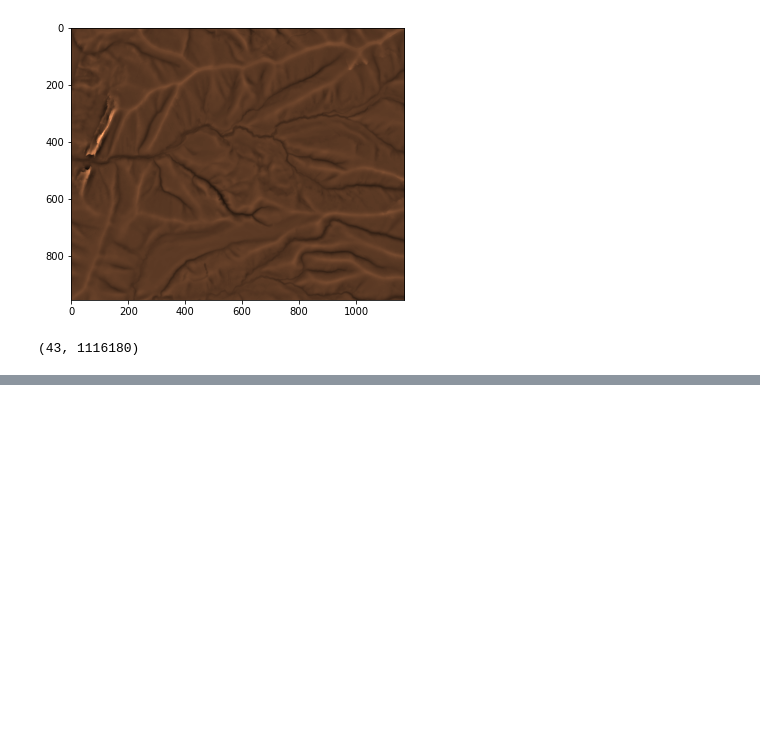
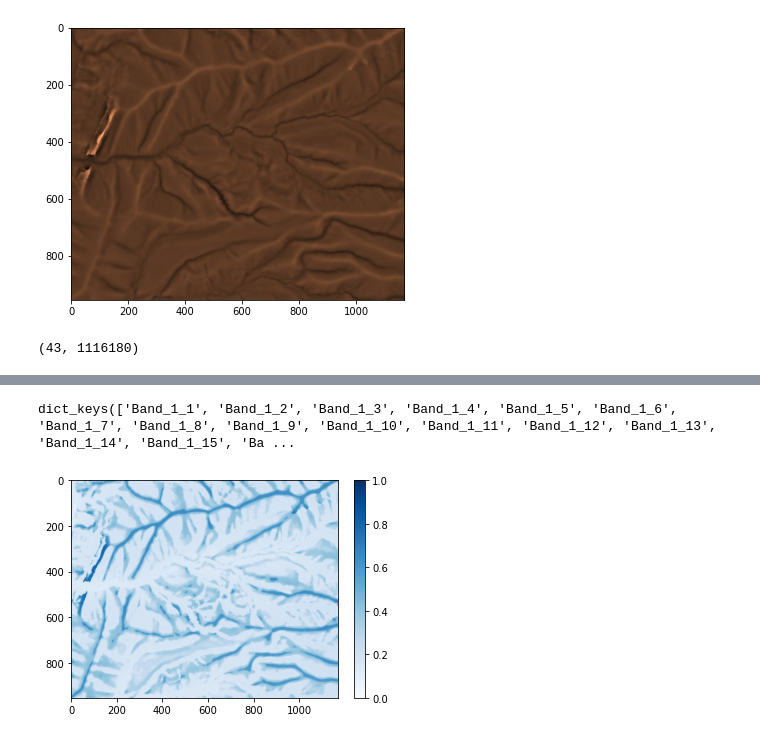
Before and after one commit to Skahlon7/_Spatial_, a Jupyter notebook: SlopeFailure_ML(Proj3)/SlopeFailure_RF.ipynb, the cells around one changed output, grey strips where cells are left out. Cells and saved outputs as stored; diff of their text form; code cells hidden in the pictures; blank space fills up the shorter version.

Commit message:
raster_preds
Model Inference on Raster Set.

```diff
--- a/SlopeFailure_ML(Proj3)/SlopeFailure_RF.ipynb
+++ b/SlopeFailure_ML(Proj3)/SlopeFailure_RF.ipynb
@@ -147,0 +148,20 @@ class_, cnt = np.unique(y_pred, return_counts=True)
+# %%
+#Probabilistic predictions on Raster
+r_stack = pml.Raster("./Project3Data/stack2.img")
+r_stack.names
+# %% [output]
+dict_keys(['Band_1_1', 'Band_1_2', 'Band_1_3', 'Band_1_4', 'Band_1_5', 'Band_1_6', 'Band_1_7', 'Band_1_8', 'Band_1_9', 'Band_1_10', 'Band_1_11', 'Band_1_12', 'Band_1_13', 'Band_1_14', 'Band_1_15', 'Ba ...
+# %%
+preds = r_stack.predict_proba(estimator=models[0])
+
+# Write the result to a new raster file
+preds.write("pred_slope_raster.tif")
+
+# Read and visualize the result
+result = rio.open("pred_slope_raster.tif")
+m_result_arr = result.read(2)
+plt.imshow(m_result_arr, cmap="Blues", vmin=0, vmax=1)
+plt.colorbar()
+plt.show()
+# %% [output]
+[figure, added]
```
Also changed, not shown: parts of 4 cells of this notebook, 3 other files.
